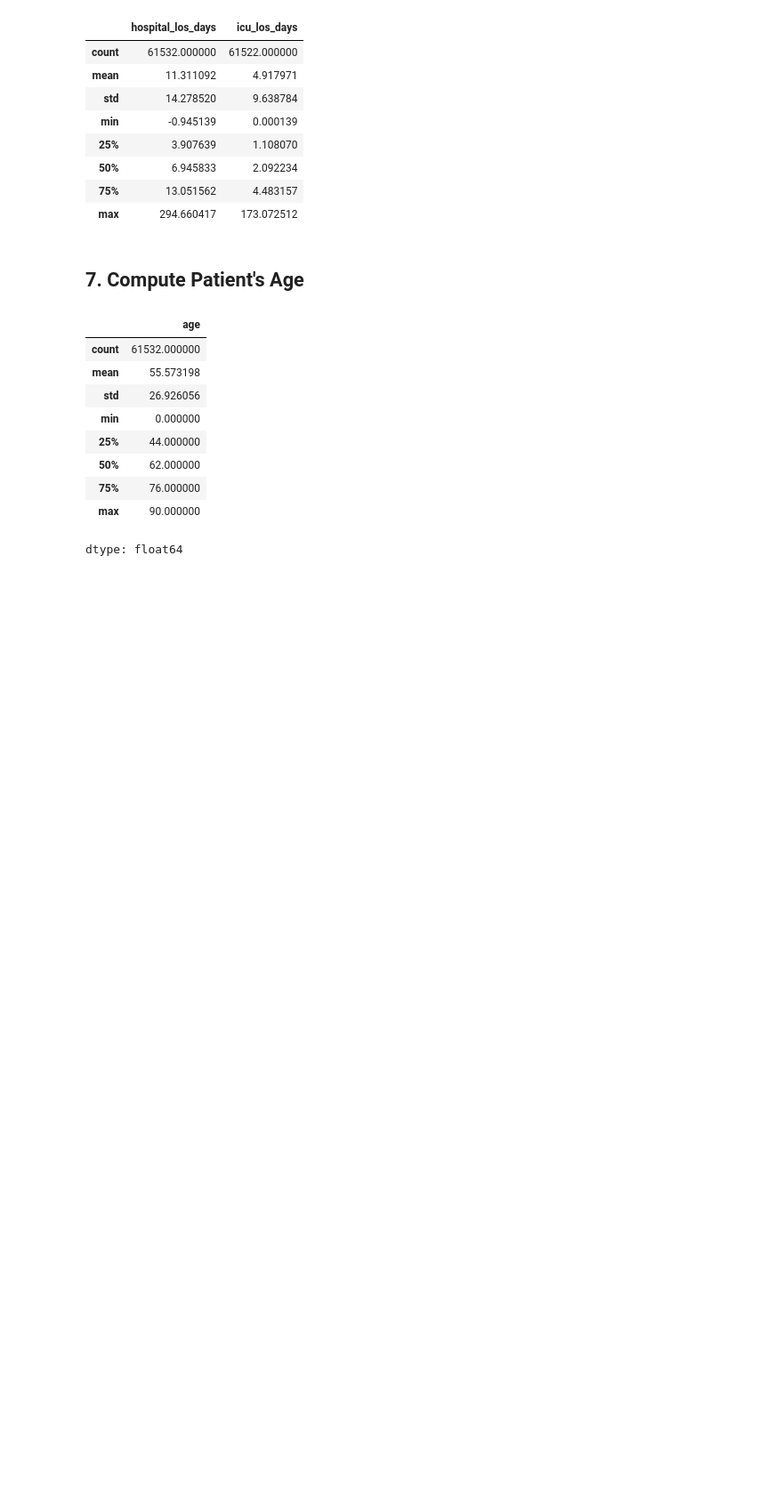
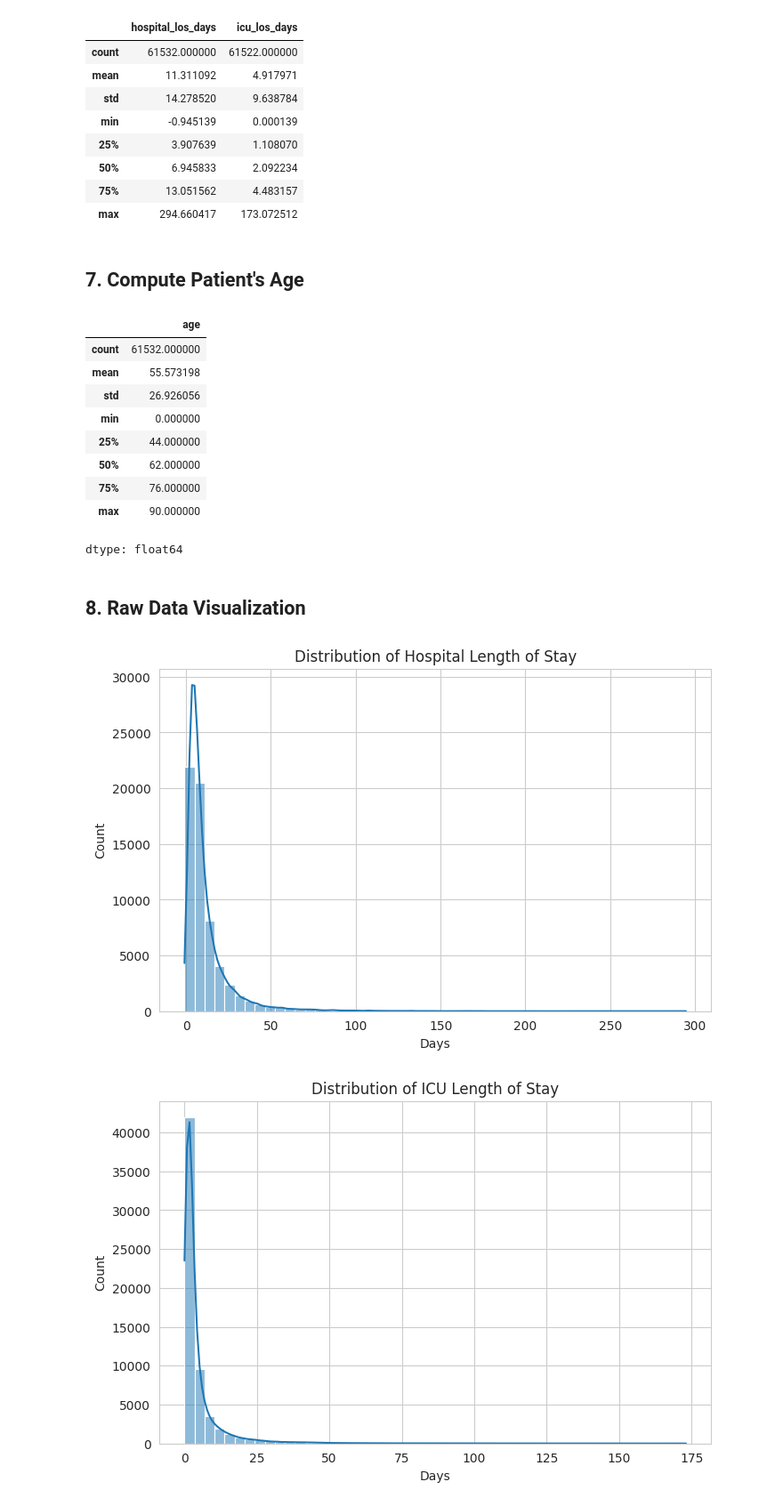
Before and after one commit to ihanprasetyo/mimic-los-prediction-tutorial, a Jupyter notebook: mimic_los_prediction.ipynb, the cells around one changed output. Shown at 89% size. Cells and saved outputs as stored; diff of their text form; code cells hidden in the pictures; blank space fills up the shorter version.

```diff
--- a/mimic_los_prediction.ipynb
+++ b/mimic_los_prediction.ipynb
@@ -128,3 +128,83 @@ df["age"].describe()
 | 75% | 76.000000 |
 | max | 90.000000 |
 dtype: float64
+# %% [markdown]
+## 8. Raw Data Visualization
+# %%
+sns.set_style("whitegrid")
+
+# --------------------------------
+# Hospital Length of Stay Distribution
+# --------------------------------
+
+plt.figure(figsize=(8,5))
+sns.histplot(df["hospital_los_days"], bins=50, kde=True)
+
+plt.title("Distribution of Hospital Length of Stay")
+plt.xlabel("Days")
+plt.ylabel("Count")
+
+plt.show()
+
+
+# --------------------------------
+# ICU Length of Stay Distribution
+# --------------------------------
+
+plt.figure(figsize=(8,5))
+sns.histplot(df["icu_los_days"].dropna(), bins=50, kde=True)
+
+plt.title("Distribution of ICU Length of Stay")
+plt.xlabel("Days")
+plt.ylabel("Count")
+
+plt.show()
+
+
+# --------------------------------
+# Hospital LOS vs Age
+# --------------------------------
+
+plt.figure(figsize=(8,5))
+sns.scatterplot(x="age", y="hospital_los_days", data=df, alpha=0.3)
+
+plt.title("Hospital Length of Stay vs Age")
+plt.xlabel("Age")
+plt.ylabel("LOS (days)")
+
+plt.show()
+
+
+# --------------------------------
+# Hospital LOS by Admission Type
+# --------------------------------
+
+plt.figure(figsize=(8,5))
+sns.boxplot(x="ADMISSION_TYPE", y="hospital_los_days", data=df)
+
+plt.title("Hospital LOS by Admission Type")
+plt.xlabel("Admission Type")
+plt.ylabel("LOS (days)")
+
+plt.xticks(rotation=45)
+
+plt.show()
+
+
+# --------------------------------
+# ICU LOS by Care Unit
+# --------------------------------
+
+plt.figure(figsize=(8,5))
+sns.boxplot(x="FIRST_CAREUNIT", y="icu_los_days", data=df)
+
+plt.title("ICU Length of Stay by Care Unit")
+plt.xlabel("ICU Care Unit")
+plt.ylabel("LOS (days)")
+
+plt.xticks(rotation=45)
+
+plt.show()
+# %% [output]
+[figure, added]
+[figure, added]
```
Also changed, not shown: parts of 7 cells of this notebook.
